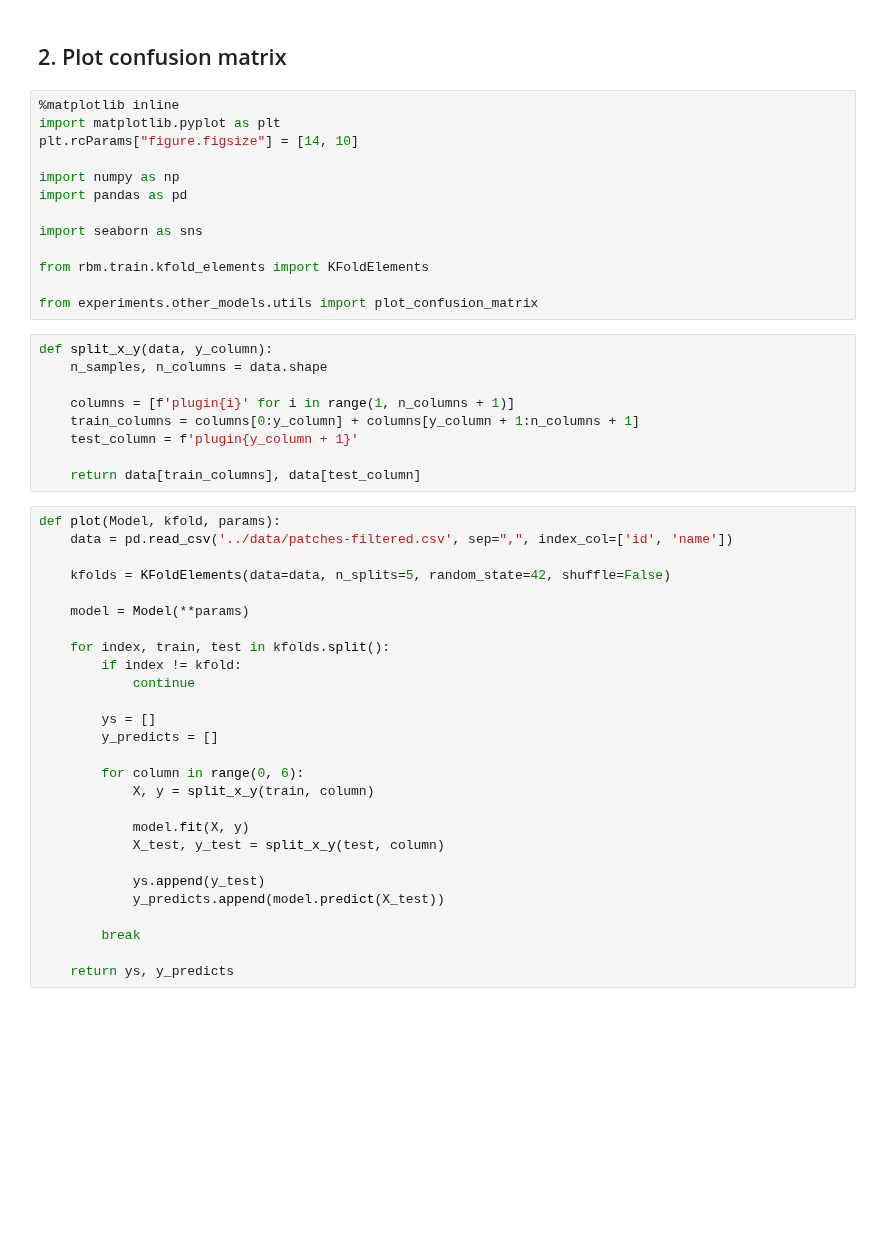
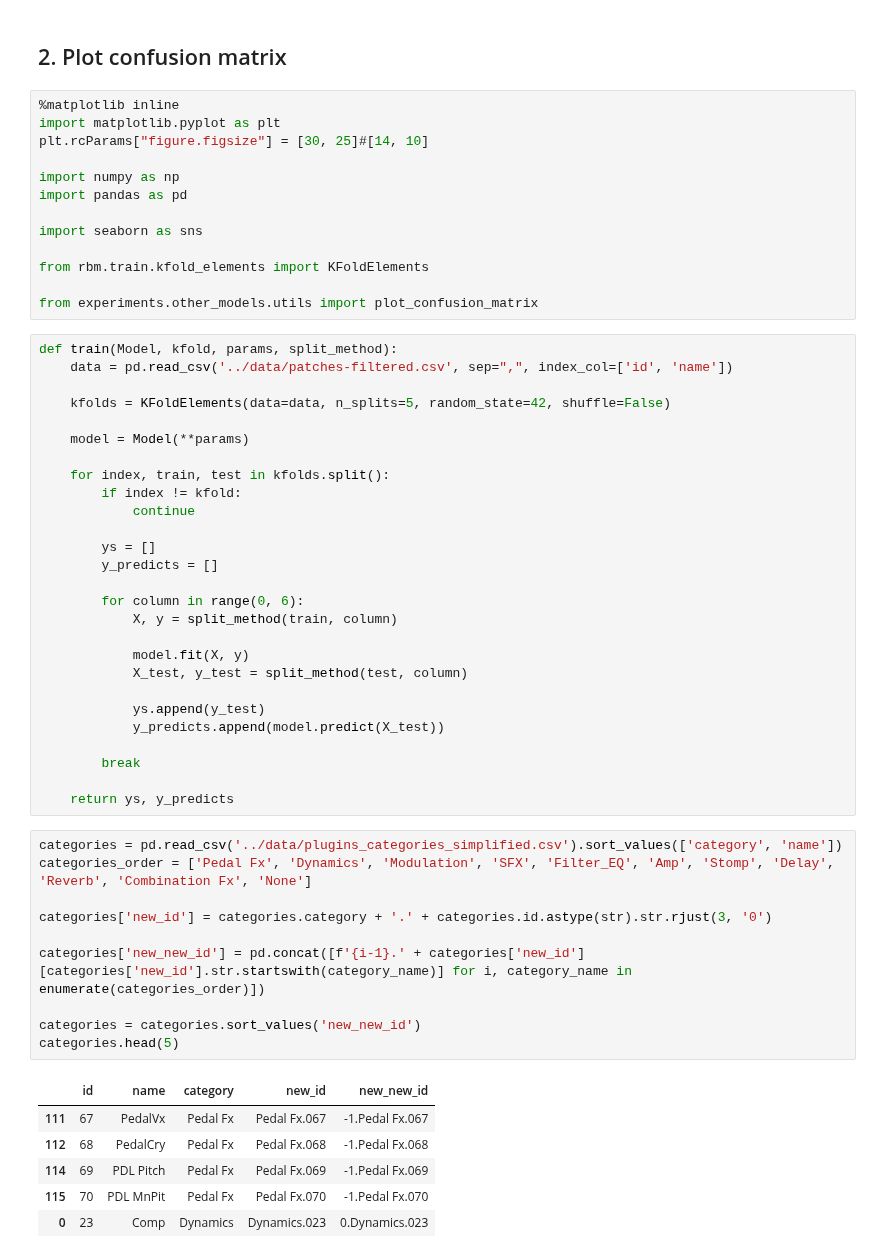
Before and after one commit to SrMouraSilva/RBM, a Jupyter notebook: experiments/notebooks/4.Confusion_Matrix.ipynb, the cells around one changed output. Cells and saved outputs as stored; diff of their text form; blank space fills up the shorter version.

```diff
--- a/experiments/notebooks/4.Confusion_Matrix.ipynb
+++ b/experiments/notebooks/4.Confusion_Matrix.ipynb
@@ -46,7 +57,7 @@ models = [
 # %%
 %matplotlib inline
 import matplotlib.pyplot as plt
-plt.rcParams["figure.figsize"] = [14, 10]
+plt.rcParams["figure.figsize"] = [30, 25]#[14, 10]
 
 import numpy as np
 import pandas as pd
@@ -56,17 +67,8 @@ import seaborn as sns
 from rbm.train.kfold_elements import KFoldElements
 
 from experiments.other_models.utils import plot_confusion_matrix
-# %%
-def split_x_y(data, y_column):
-    n_samples, n_columns = data.shape
-
-    columns = [f'plugin{i}' for i in range(1, n_columns + 1)]
-    train_columns = columns[0:y_column] + columns[y_column + 1:n_columns + 1]
-    test_column = f'plugin{y_column + 1}'
-
-    return data[train_columns], data[test_column]
 # %%
-def plot(Model, kfold, params):
+def train(Model, kfold, params, split_method):
     data = pd.read_csv('../data/patches-filtered.csv', sep=",", index_col=['id', 'name'])
 
     kfolds = KFoldElements(data=data, n_splits=5, random_state=42, shuffle=False)
@@ -81,10 +83,10 @@ def plot(Model, kfold, params):
         y_predicts = []
 
         for column in range(0, 6):
-            X, y = split_x_y(train, column)
+            X, y = split_method(train, column)
 
             model.fit(X, y)
-            X_test, y_test = split_x_y(test, column)
+            X_test, y_test = split_method(test, column)
 
             ys.append(y_test)
             y_predicts.append(model.predict(X_test))
@@ -92,4 +94,21 @@ def plot(Model, kfold, params):
         break
 
     return ys, y_predicts
+# %%
+categories = pd.read_csv('../data/plugins_categories_simplified.csv').sort_values(['category', 'name'])
+categories_order = ['Pedal Fx', 'Dynamics', 'Modulation', 'SFX', 'Filter_EQ', 'Amp', 'Stomp', 'Delay', 'Reverb', 'Combination Fx', 'None']
+
+categories['new_id'] = categories.category + '.' + categories.id.astype(str).str.rjust(3, '0')
+
+categories['new_new_id'] = pd.concat([f'{i-1}.' + categories['new_id'][categories['new_id'].str.startswith(category_name)] for i, category_name in enumerate(categories_order)])
+
+categories = categories.sort_values('new_new_id')
+categories.head(5)
+# %% [output]
+|  | id | name | category | new_id | new_new_id |
+| 111 | 67 | PedalVx | Pedal Fx | Pedal Fx.067 | -1.Pedal Fx.067 |
+| 112 | 68 | PedalCry | Pedal Fx | Pedal Fx.068 | -1.Pedal Fx.068 |
+| 114 | 69 | PDL Pitch | Pedal Fx | Pedal Fx.069 | -1.Pedal Fx.069 |
+| 115 | 70 | PDL MnPit | Pedal Fx | Pedal Fx.070 | -1.Pedal Fx.070 |
+| 0 | 23 | Comp | Dynamics | Dynamics.023 | 0.Dynamics.023 |
 # %%
```
Also changed, not shown: parts of 6 cells of this notebook, 2 other files.
